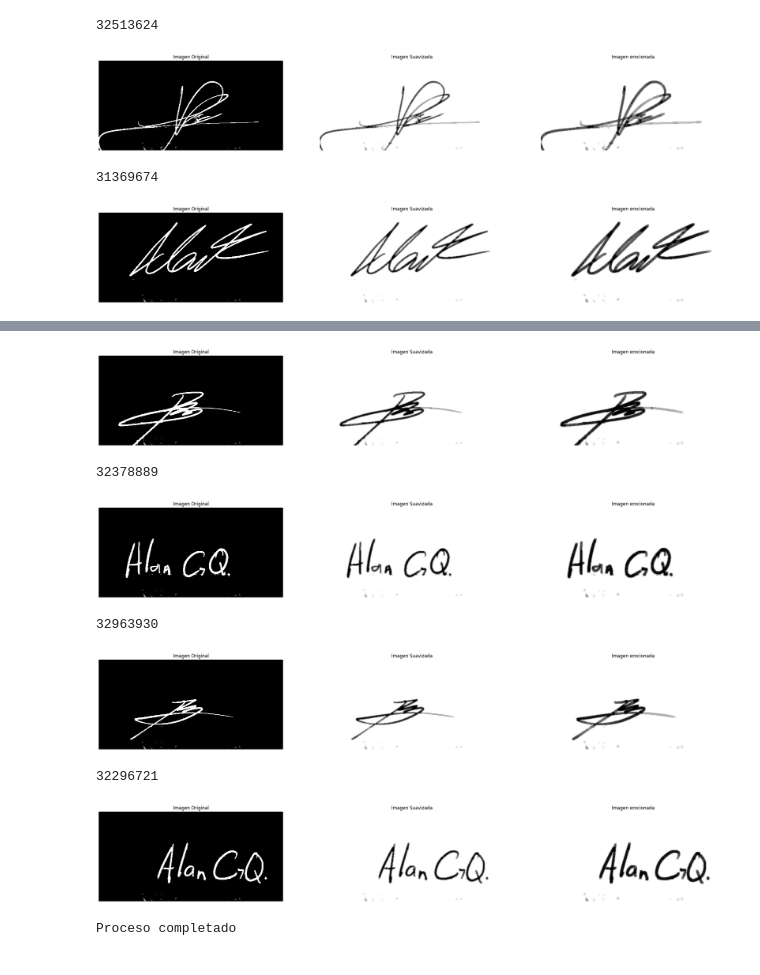
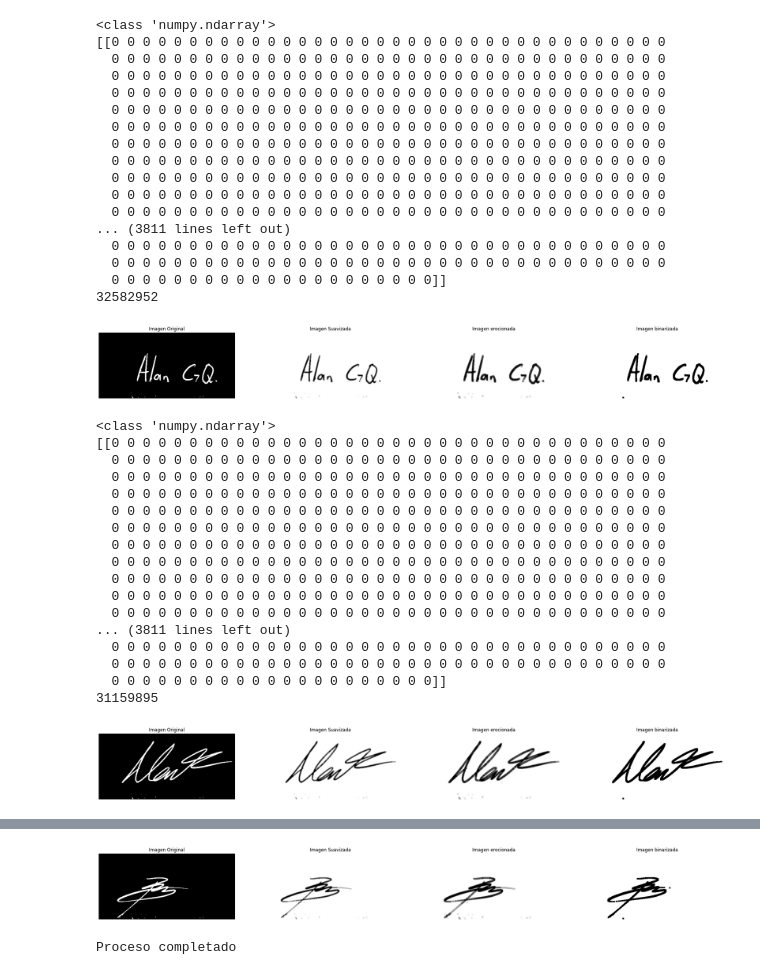
Before and after one commit to Paola110/UAA, a Jupyter notebook: Inteligencia Artificial/Firma/sacarFirma.ipynb, the cells around one changed output, grey strips where cells are left out. Cells and saved outputs as stored; diff of their text form; code cells hidden in the pictures.

```diff
--- a/Inteligencia Artificial/Firma/sacarFirma.ipynb
+++ b/Inteligencia Artificial/Firma/sacarFirma.ipynb
@@ -183,56 +183,101 @@ def eliminar_ruido(ruta_firma):
 
     erosion = cv2.erode(imagen_suavizada, kernel, iterations=1)
 
+    _, img_binaria = cv2.threshold(erosion, 170, 255, cv2.THRESH_BINARY)
+
+
+    #erosion = cv2.morphologyEx(erosion, cv2.MORPH_OPEN, kernel)
+
     '''
-    erosion[erosion == 255] = 1
-    erosion[erosion != 1] = 0
+    erosion[erosion == 0] = 255
+    erosion[erosion != 255] = 0
 
     erosion = 1 - erosion # Asi el 0 representa al blanco y el 1 al negro
     '''
 
+    print(type(img_binaria))
+
+    arreglo_bin = np.where(img_binaria == 255, 0, 1)
+
+    with np.printoptions(threshold=np.inf):
+        print(arreglo_bin)
+
     print(erosion.sum()) # Sumatoria de todos lo 1 del arreglo (es decir cada pixel iluminado (en negro))
 
 
-#'''
     # Mostrar resultados de erosionar la imgen
     plt.figure(figsize=(30, 10))
-    plt.subplot(1, 3, 1), plt.imshow(cv2.cvtColor(imagen, cv2.COLOR_BGR2RGB)), plt.title('Imagen Original'), plt.axis('off')
-    plt.subplot(1, 3, 2), plt.imshow(cv2.cvtColor(imagen_suavizada, cv2.COLOR_BGR2RGB)), plt.title('Imagen Suavizada'), plt.axis('off')
-    plt.subplot(1, 3, 3), plt.imshow(cv2.cvtColor(erosion, cv2.COLOR_BGR2RGB)), plt.title('Imagen erocionada'), plt.axis('off')
+    plt.subplot(1, 4, 1), plt.imshow(cv2.cvtColor(imagen, cv2.COLOR_BGR2RGB)), plt.title('Imagen Original'), plt.axis('off')
+    plt.subplot(1, 4, 2), plt.imshow(cv2.cvtColor(imagen_suavizada, cv2.COLOR_BGR2RGB)), plt.title('Imagen Suavizada'), plt.axis('off')
+    plt.subplot(1, 4, 3), plt.imshow(cv2.cvtColor(erosion, cv2.COLOR_BGR2RGB)), plt.title('Imagen erocionada'), plt.axis('off')
+    plt.subplot(1, 4, 4), plt.imshow(cv2.cvtColor(img_binaria, cv2.COLOR_BGR2RGB)), plt.title('Imagen binarizada'), plt.axis('off')
     plt.show()
-#'''
+'''
+'''
 
 
 ruta_carpeta_firmas = "firmas"
 carpeta_patrones = "Extraccion_patrones"
 
 os.makedirs(carpeta_patrones, exist_ok=True)
 
 '''
 for archivo in os.listdir(ruta_carpeta_firmas):
     if (archivo.startswith("mascara_Cheques_") & archivo.endswith((".jpg", ".jpeg", ".png"))):
         ruta_firma = os.path.join(ruta_carpeta_firmas, archivo)
         eliminar_ruido(ruta_firma)
         # patron_real(ruta_firma)
 
 '''
 # Solo agarramos 3 imagenes para la prueba
 
 # Obtener todos los archivos de la carpeta de firmas
 archivos_firmas = [archivo for archivo in os.listdir(ruta_carpeta_firmas) if archivo.startswith("mascara_Cheques_") and archivo.endswith((".jpg", ".jpeg", ".png"))]
 
 # Seleccionar aleatoriamente 3 archivos de la lista
-imagenes_aleatorias = random.sample(archivos_firmas, min(6, len(archivos_firmas)))
+imagenes_aleatorias = random.sample(archivos_firmas, min(3, len(archivos_firmas)))
 
 # Procesar las imágenes seleccionadas
 for archivo in imagenes_aleatorias:
    ruta_firma = os.path.join(ruta_carpeta_firmas, archivo)
    eliminar_ruido(ruta_firma)
 #'''
 
 print("Proceso completado")
 # %% [output]
-32513624
+<class 'numpy.ndarray'>
+[[0 0 0 0 0 0 0 0 0 0 0 0 0 0 0 0 0 0 0 0 0 0 0 0 0 0 0 0 0 0 0 0 0 0 0 0
+  0 0 0 0 0 0 0 0 0 0 0 0 0 0 0 0 0 0 0 0 0 0 0 0 0 0 0 0 0 0 0 0 0 0 0 0
+  0 0 0 0 0 0 0 0 0 0 0 0 0 0 0 0 0 0 0 0 0 0 0 0 0 0 0 0 0 0 0 0 0 0 0 0
+  0 0 0 0 0 0 0 0 0 0 0 0 0 0 0 0 0 0 0 0 0 0 0 0 0 0 0 0 0 0 0 0 0 0 0 0
+  0 0 0 0 0 0 0 0 0 0 0 0 0 0 0 0 0 0 0 0 0 0 0 0 0 0 0 0 0 0 0 0 0 0 0 0
+  0 0 0 0 0 0 0 0 0 0 0 0 0 0 0 0 0 0 0 0 0 0 0 0 0 0 0 0 0 0 0 0 0 0 0 0
+  0 0 0 0 0 0 0 0 0 0 0 0 0 0 0 0 0 0 0 0 0 0 0 0 0 0 0 0 0 0 0 0 0 0 0 0
+  0 0 0 0 0 0 0 0 0 0 0 0 0 0 0 0 0 0 0 0 0 0 0 0 0 0 0 0 0 0 0 0 0 0 0 0
+  0 0 0 0 0 0 0 0 0 0 0 0 0 0 0 0 0 0 0 0 0 0 0 0 0 0 0 0 0 0 0 0 0 0 0 0
+  0 0 0 0 0 0 0 0 0 0 0 0 0 0 0 0 0 0 0 0 0 0 0 0 0 0 0 0 0 0 0 0 0 0 0 0
+  0 0 0 0 0 0 0 0 0 0 0 0 0 0 0 0 0 0 0 0 0 0 0 0 0 0 0 0 0 0 0 0 0 0 0 0
+... (3811 lines left out)
+  0 0 0 0 0 0 0 0 0 0 0 0 0 0 0 0 0 0 0 0 0 0 0 0 0 0 0 0 0 0 0 0 0 0 0 0
+  0 0 0 0 0 0 0 0 0 0 0 0 0 0 0 0 0 0 0 0 0 0 0 0 0 0 0 0 0 0 0 0 0 0 0 0
+  0 0 0 0 0 0 0 0 0 0 0 0 0 0 0 0 0 0 0 0 0]]
+32582952
-[figure, old version]
+[figure, new version]
-31369674
+<class 'numpy.ndarray'>
+[[0 0 0 0 0 0 0 0 0 0 0 0 0 0 0 0 0 0 0 0 0 0 0 0 0 0 0 0 0 0 0 0 0 0 0 0
+  0 0 0 0 0 0 0 0 0 0 0 0 0 0 0 0 0 0 0 0 0 0 0 0 0 0 0 0 0 0 0 0 0 0 0 0
+  0 0 0 0 0 0 0 0 0 0 0 0 0 0 0 0 0 0 0 0 0 0 0 0 0 0 0 0 0 0 0 0 0 0 0 0
+  0 0 0 0 0 0 0 0 0 0 0 0 0 0 0 0 0 0 0 0 0 0 0 0 0 0 0 0 0 0 0 0 0 0 0 0
+  0 0 0 0 0 0 0 0 0 0 0 0 0 0 0 0 0 0 0 0 0 0 0 0 0 0 0 0 0 0 0 0 0 0 0 0
+  0 0 0 0 0 0 0 0 0 0 0 0 0 0 0 0 0 0 0 0 0 0 0 0 0 0 0 0 0 0 0 0 0 0 0 0
+  0 0 0 0 0 0 0 0 0 0 0 0 0 0 0 0 0 0 0 0 0 0 0 0 0 0 0 0 0 0 0 0 0 0 0 0
+  0 0 0 0 0 0 0 0 0 0 0 0 0 0 0 0 0 0 0 0 0 0 0 0 0 0 0 0 0 0 0 0 0 0 0 0
+  0 0 0 0 0 0 0 0 0 0 0 0 0 0 0 0 0 0 0 0 0 0 0 0 0 0 0 0 0 0 0 0 0 0 0 0
+  0 0 0 0 0 0 0 0 0 0 0 0 0 0 0 0 0 0 0 0 0 0 0 0 0 0 0 0 0 0 0 0 0 0 0 0
+  0 0 0 0 0 0 0 0 0 0 0 0 0 0 0 0 0 0 0 0 0 0 0 0 0 0 0 0 0 0 0 0 0 0 0 0
+... (3811 lines left out)
+  0 0 0 0 0 0 0 0 0 0 0 0 0 0 0 0 0 0 0 0 0 0 0 0 0 0 0 0 0 0 0 0 0 0 0 0
+  0 0 0 0 0 0 0 0 0 0 0 0 0 0 0 0 0 0 0 0 0 0 0 0 0 0 0 0 0 0 0 0 0 0 0 0
+  0 0 0 0 0 0 0 0 0 0 0 0 0 0 0 0 0 0 0 0 0]]
+31159895
-[figure, old version]
+[figure, new version]
@@ -240,8 +301,2 @@ print("Proceso completado")
-[figure, old version]
+[figure, new version]
-32378889
+Proceso completado
-[figure, removed]
-32963930
-[figure, removed]
-32296721
-[figure, removed]
-Proceso completado
```
Also changed, not shown: parts of 1 cell of this notebook.
